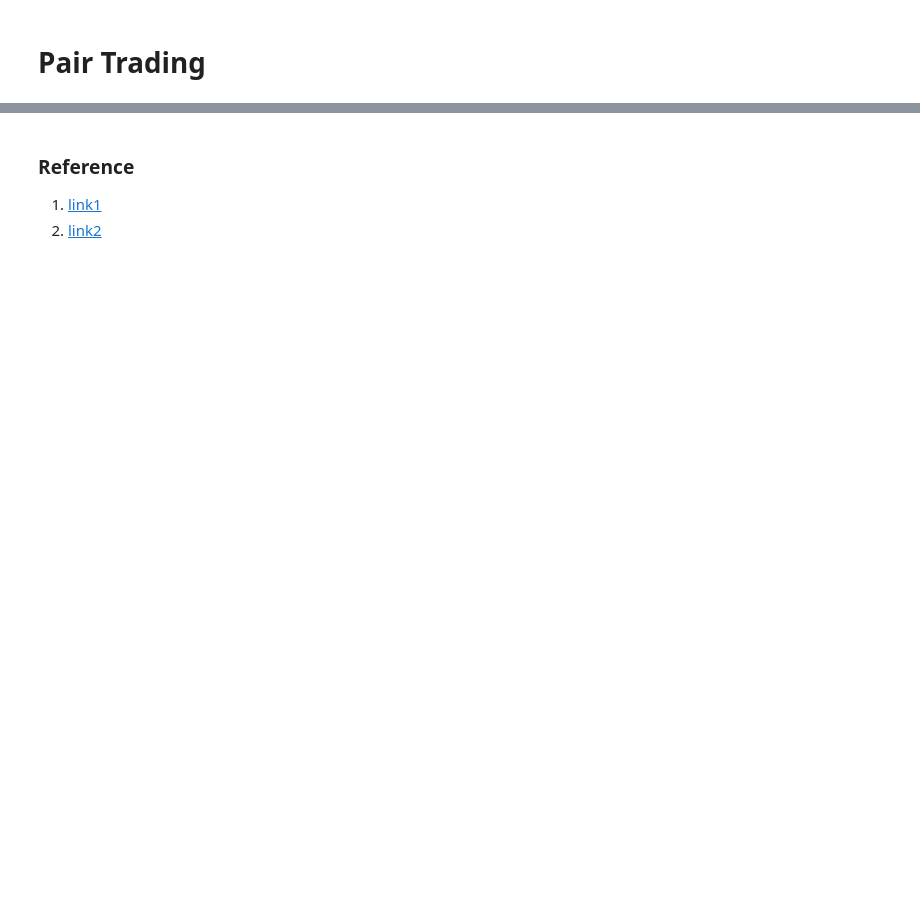
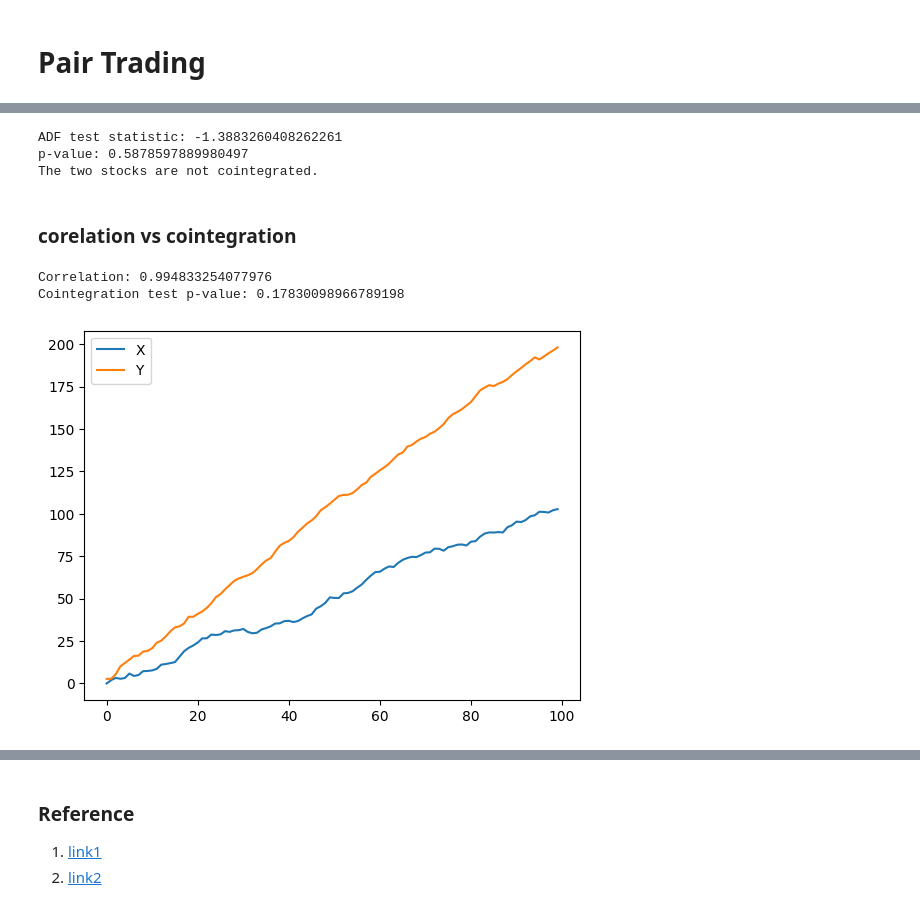
Before and after one commit to Glanceman/Real-Time-Stock-Price-Monitor, a Jupyter notebook: 8.pair trading.ipynb, the cells around one changed output, grey strips where cells are left out. Cells and saved outputs as stored; diff of their text form; code cells hidden in the pictures; blank space fills up the shorter version.

```diff
--- a/8.pair trading.ipynb
+++ b/8.pair trading.ipynb
@@ -99,0 +168,40 @@ from matplotlib import pyplot as plt
+# %%
+adf_test = adfuller(residuals)
+print(f"ADF test statistic: {adf_test[0]}")
+print(f"p-value: {adf_test[1]}")
+
+if adf_test[1] < 0.05:
+    print("The two stocks are cointegrated.")
+else:
+    print("The two stocks are not cointegrated.")
+# %% [output]
+ADF test statistic: -1.3883260408262261
+p-value: 0.5878597889980497
+The two stocks are not cointegrated.
+# %% [markdown]
+### corelation vs cointegration
+# %%
+np.random.seed(123)
+X = np.random.normal(1, 1, 100)
+Y = np.random.normal(2, 1, 100)
+
+
+X = pd.Series(np.cumsum(X), name='X')
+Y = pd.Series(np.cumsum(Y), name='Y')
+
+pd.concat([X, Y], axis=1).plot()
+
+from statsmodels.tsa.stattools import coint
+
+
+# calculate the correlation coefficeint
+print('Correlation: ' + str(X.corr(Y)))
+
+
+# perform in cointegration test
+score, pvalue, _ = coint(X,Y)
+print('Cointegration test p-value: ' + str(pvalue))
+# %% [output]
+Correlation: 0.994833254077976
+Cointegration test p-value: 0.17830098966789198
+[figure, added]
```
Also changed, not shown: parts of 26 cells of this notebook.
